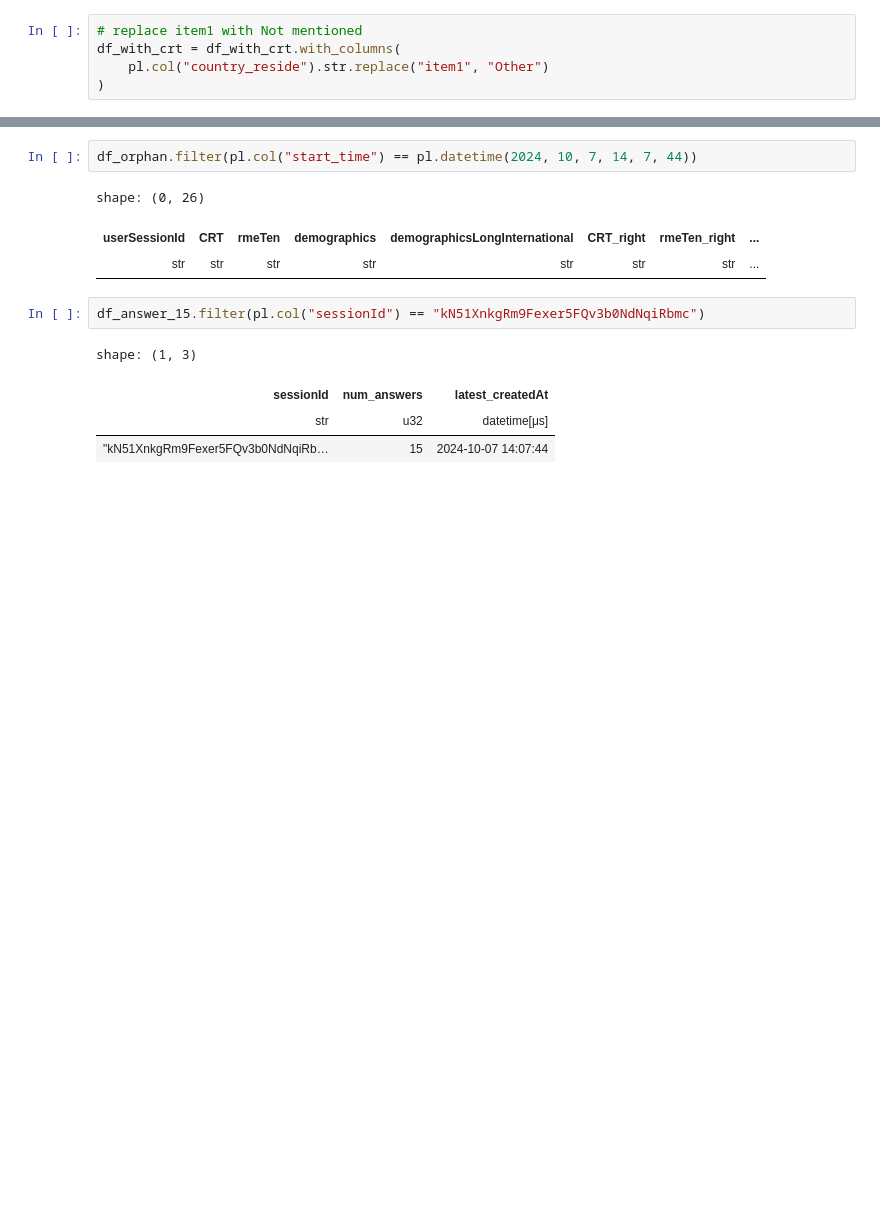
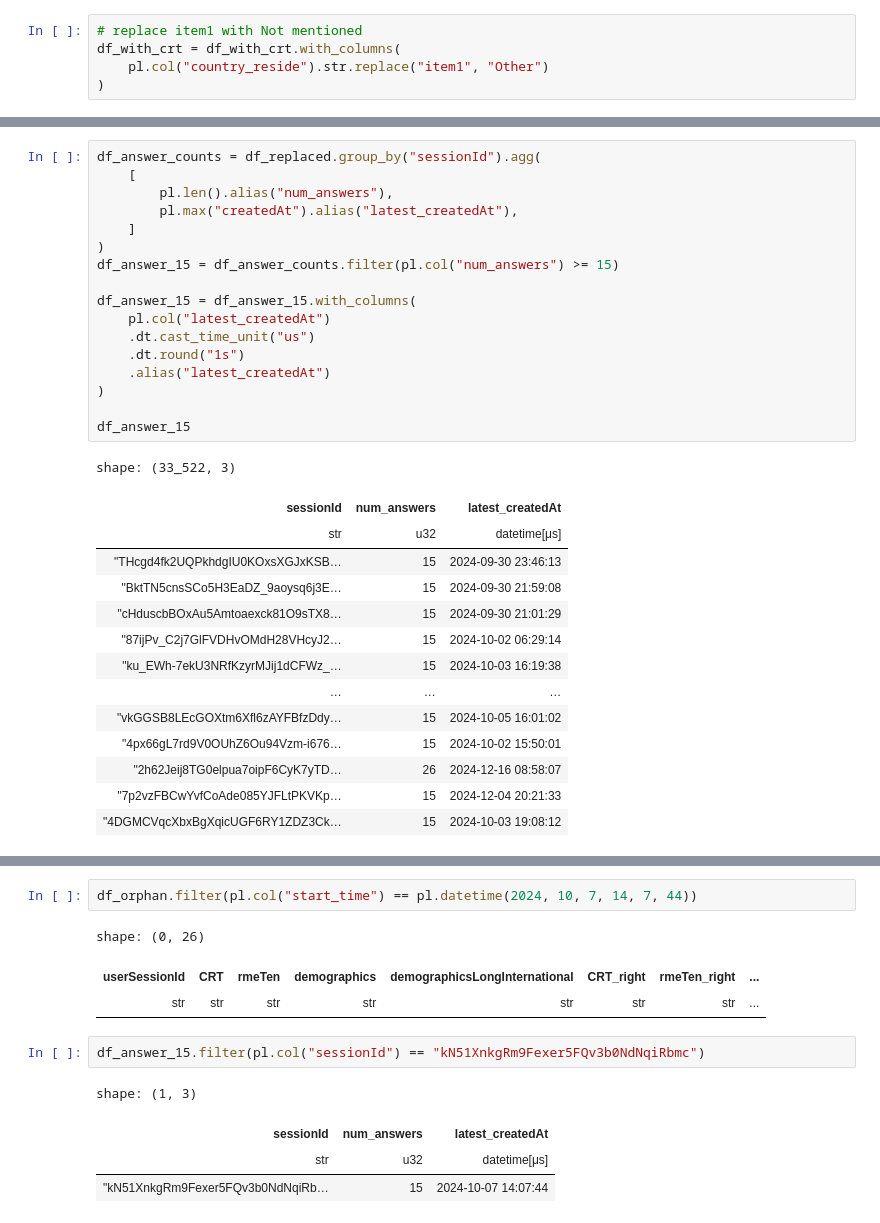
Before and after one commit to Watts-Lab/commonsense-data, a Jupyter notebook: .scripts/dashboard.ipynb, the cells around one changed output, grey strips where cells are left out. Saved outputs shown, nothing was run; the diff lists cells and outputs as text; blank space fills up the shorter version.

```diff
--- a/.scripts/dashboard.ipynb
+++ b/.scripts/dashboard.ipynb
@@ -965,3 +939,35 @@ shape: (33_965, 26)
 | "96RFYxyrmulX-1Z-ENdDV_7qSqhATZ… | null | null | "{"surveySource":"@watts-lab/su… | null | null | null | ... |
 | "U2Bpq1qlt-AEJs0uYFWEffPLhuFhLI… | null | null | "{"surveySource":"@watts-lab/su… | null | null | null | ... |
 | "loJRp1boHN-iOTC1BCAbfMTD0DFYHx… | "{"surveySource":"@watts-lab/su… | "{"surveySource":"@watts-lab/su… | "{"surveySource":"@watts-lab/su… | null | "2024-10-22 05:13:39" | "2024-10-22 05:14:39" | ... |
+# %%
+df_answer_counts = df_replaced.group_by("sessionId").agg(
+    [
+        pl.len().alias("num_answers"),
+        pl.max("createdAt").alias("latest_createdAt"),
+    ]
+)
+df_answer_15 = df_answer_counts.filter(pl.col("num_answers") >= 15)
+
+df_answer_15 = df_answer_15.with_columns(
+    pl.col("latest_createdAt")
+    .dt.cast_time_unit("us")
+    .dt.round("1s")
+    .alias("latest_createdAt")
+)
+
+df_answer_15
+# %% [output]
+shape: (33_522, 3)
+| sessionId | num_answers | latest_createdAt |
+| str | u32 | datetime[μs] |
+| "THcgd4fk2UQPkhdgIU0KOxsXGJxKSB… | 15 | 2024-09-30 23:46:13 |
+| "BktTN5cnsSCo5H3EaDZ_9aoysq6j3E… | 15 | 2024-09-30 21:59:08 |
+| "cHduscbBOxAu5Amtoaexck81O9sTX8… | 15 | 2024-09-30 21:01:29 |
+| "87ijPv_C2j7GlFVDHvOMdH28VHcyJ2… | 15 | 2024-10-02 06:29:14 |
+| "ku_EWh-7ekU3NRfKzyrMJij1dCFWz_… | 15 | 2024-10-03 16:19:38 |
+| … | … | … |
+| "vkGGSB8LEcGOXtm6Xfl6zAYFBfzDdy… | 15 | 2024-10-05 16:01:02 |
+| "4px66gL7rd9V0OUhZ6Ou94Vzm-i676… | 15 | 2024-10-02 15:50:01 |
+| "2h62Jeij8TG0elpua7oipF6CyK7yTD… | 26 | 2024-12-16 08:58:07 |
+| "7p2vzFBCwYvfCoAde085YJFLtPKVKp… | 15 | 2024-12-04 20:21:33 |
+| "4DGMCVqcXbxBgXqicUGF6RY1ZDZ3Ck… | 15 | 2024-10-03 19:08:12 |
```
Also changed, not shown: parts of 22 cells of this notebook.
